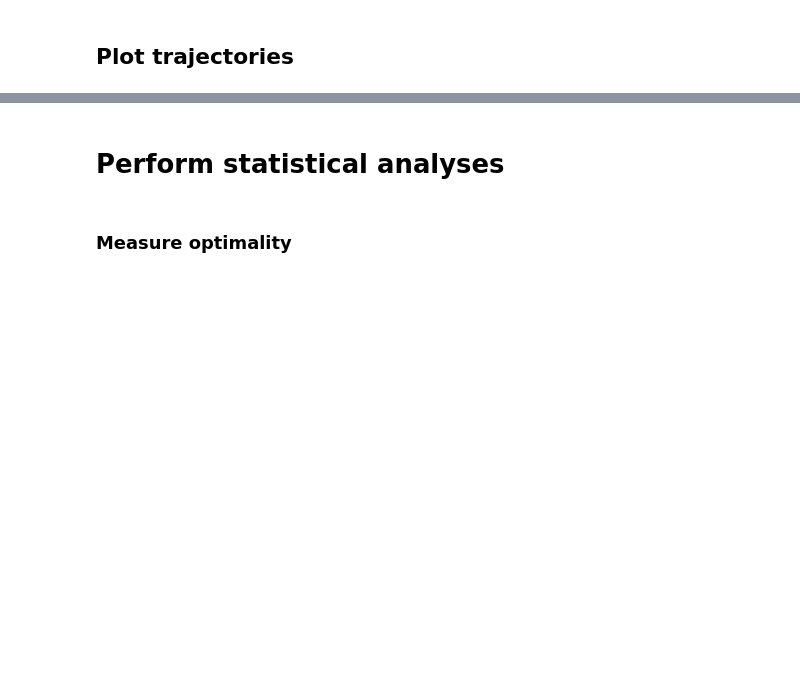
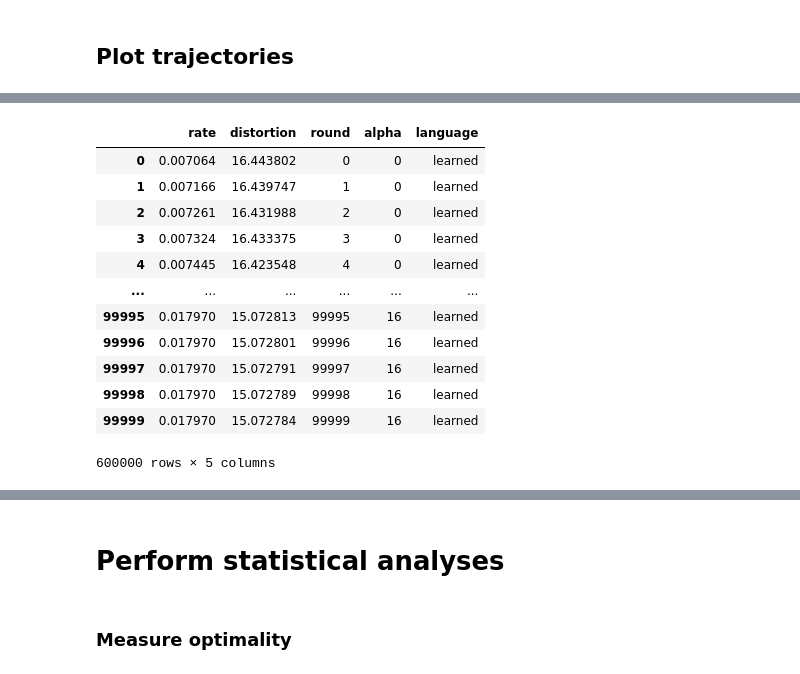
Before and after one commit to nathimel/rdsg, a Jupyter notebook: src/notebooks/analyze.ipynb, the cells around one changed output, grey strips where cells are left out. Cells and saved outputs as stored; diff of their text form; code cells hidden in the pictures; blank space fills up the shorter version.

```diff
--- a/src/notebooks/analyze.ipynb
+++ b/src/notebooks/analyze.ipynb
@@ -284,13 +285,32 @@ mean_traj_data["perceptual imprecision"] = mean_traj_data["alpha"]
 # %%
-# Plot trajectories, one for each alpha
+mean_traj_data["alpha"] = mean_traj_data["alpha"].astype(float)
+mean_traj_data["alpha"] = mean_traj_data["alpha"].astype(int)
+mean_traj_data["alpha"] = mean_traj_data["alpha"].astype(str)
+
 mean_traj_data = mean_traj_data.assign(
     alpha=pd.Categorical(
         mean_traj_data["alpha"],
-        categories=[g for g in simulation_dataframes.keys()]
+        categories=[str(param) for param in params]
     )
 )
 
 mean_traj_data["language"] = {"reinforcement_learning": "learned", "replicator_dynamic": "evolved"}[dynamic]
+
+mean_traj_data
+# %% [output]
+|  | rate | distortion | round | alpha | language |
+| 0 | 0.007064 | 16.443802 | 0 | 0 | learned |
+| 1 | 0.007166 | 16.439747 | 1 | 0 | learned |
+| 2 | 0.007261 | 16.431988 | 2 | 0 | learned |
+| 3 | 0.007324 | 16.433375 | 3 | 0 | learned |
+| 4 | 0.007445 | 16.423548 | 4 | 0 | learned |
+| ... | ... | ... | ... | ... | ... |
+| 99995 | 0.017970 | 15.072813 | 99995 | 16 | learned |
+| 99996 | 0.017970 | 15.072801 | 99996 | 16 | learned |
+| 99997 | 0.017970 | 15.072791 | 99997 | 16 | learned |
+| 99998 | 0.017970 | 15.072789 | 99998 | 16 | learned |
+| 99999 | 0.017970 | 15.072784 | 99999 | 16 | learned |
+600000 rows × 5 columns
 # %%
 # Extract the final rounds
 
```
Also changed, not shown: parts of 31 cells of this notebook, 9 other files.
